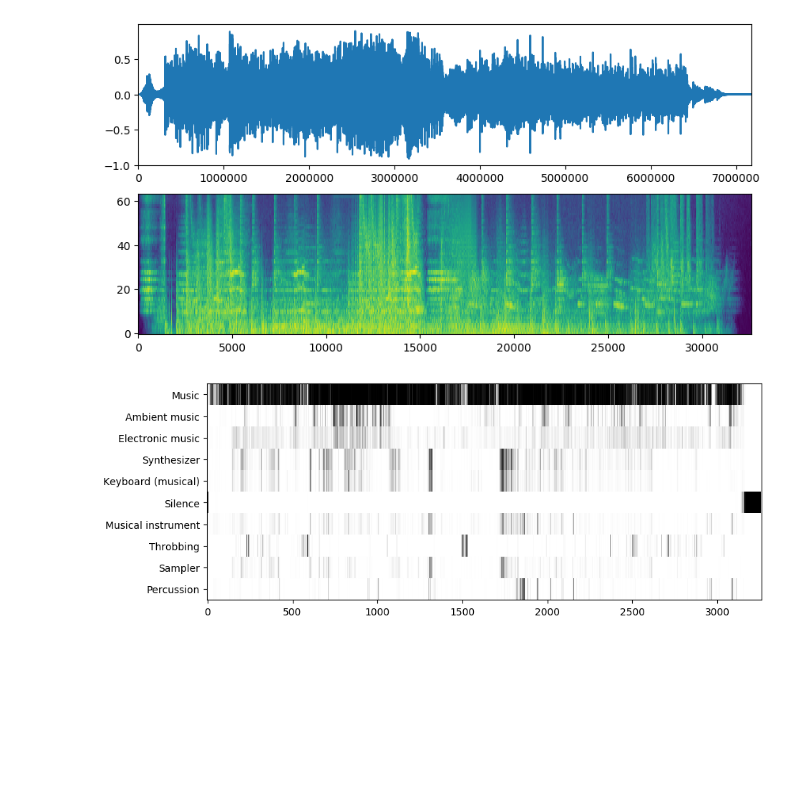
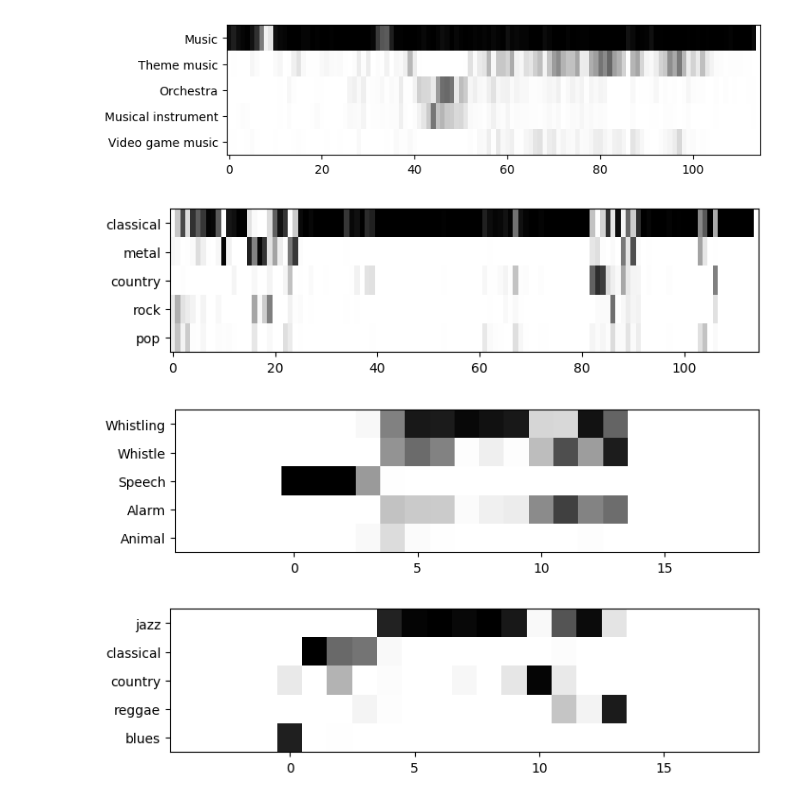
Before and after one commit to tang-ji/music-genre-classification, a Jupyter notebook: yamnet.ipynb, the cells around one changed output. Cells and saved outputs as stored; diff of their text form; code cells hidden in the pictures; blank space fills up the shorter version.

```diff
--- a/yamnet.ipynb
+++ b/yamnet.ipynb
@@ -17,16 +0,0 @@ from librosa.feature import melspectrogram
-# %%
-class modelYamnet:
-    def __init__(self, sr=22050):
-        self.class_names = yamnet_model.class_names('yamnet/yamnet_class_map.csv')
-        params.PATCH_HOP_SECONDS = 0.1  # 10 Hz scores frame rate.
-        self.graph = tf.Graph()
-        params.SAMPLE_RATE = sr
-        with self.graph.as_default():
-            self.yamnet = yamnet_model.yamnet_frames_model(params)
-            self.yamnet.load_weights('yamnet/yamnet.h5')
-
-    def predict_music(self, wav_file_name):
-        wav_data, sr = load(wav_file_name)
-        with self.graph.as_default():
-            scores, spectrogram = self.yamnet.predict(np.reshape(wav_data, [1, -1]), steps=1)
-        return wav_data, scores, spectrogram
@@ -119,5 +0,0 @@ draw_prediction(model.class_names, scores)
-# %%
-draw_result(wav_data, model.class_names, scores, spectrogram)
-# %% [output]
-[figure, removed]
-[figure, removed]
@@ -123,0 +6,13 @@ draw_result(wav_data, model.class_names, scores, spectrogram)
+# %%
+model = modelYamnet()
+model.load()
+# %%
+model.predict_draw('music/dyson.mp4', figsize=(8,2), p=1)
+# %% [output]
+[figure, added]
+[figure, added]
+# %%
+model.predict_draw('speech_whistling2.wav', p=0.1, figsize=(8,2))
+# %% [output]
+[figure, added]
+[figure, added]
```
Also changed, not shown: parts of 18 cells of this notebook, 2 other files.
